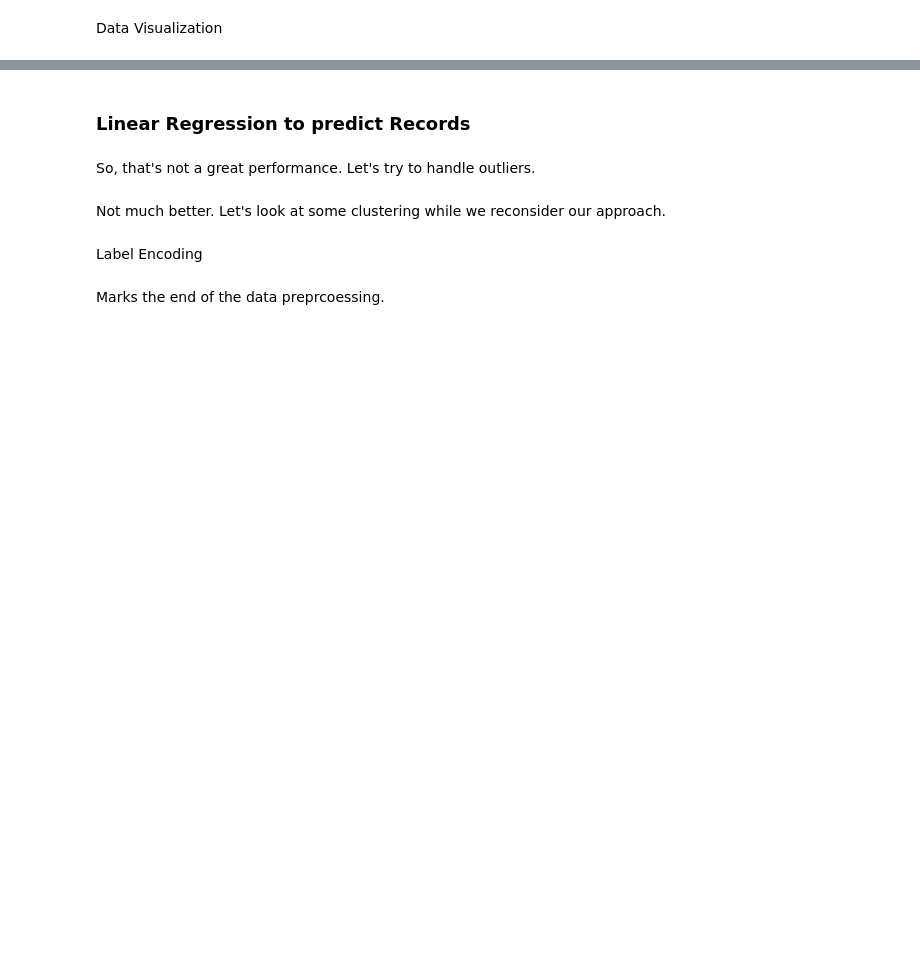
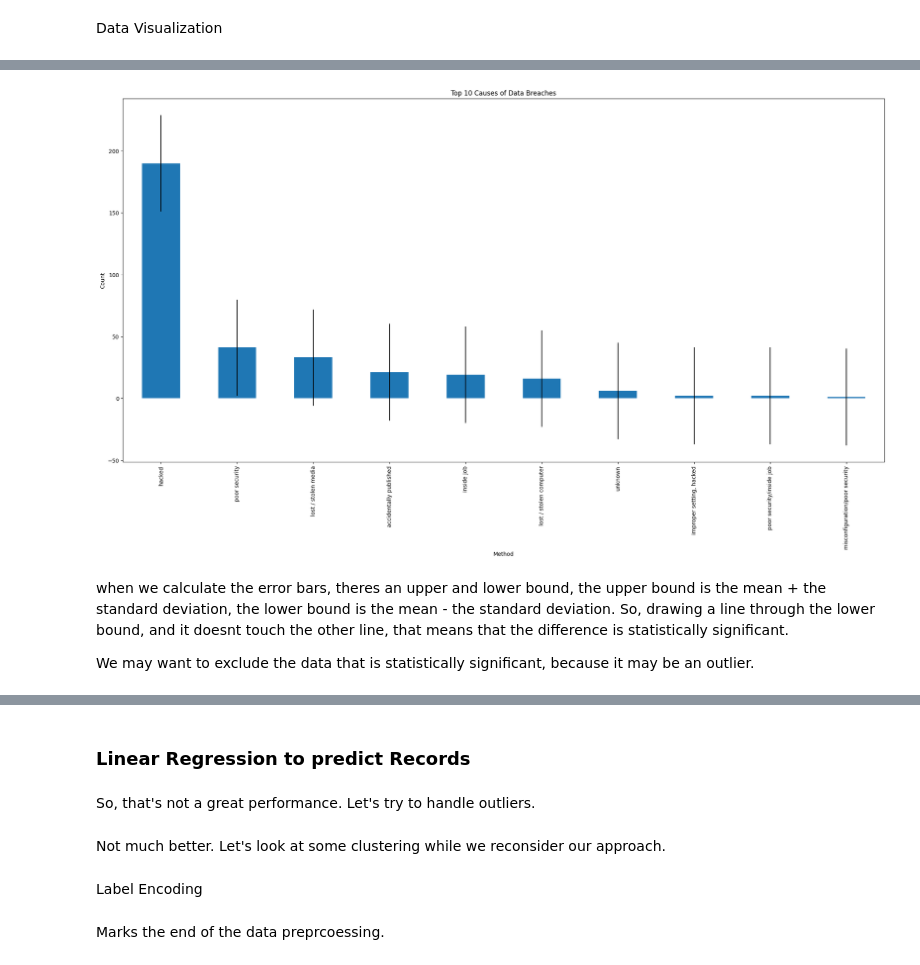
Before and after one commit to DeveloperMindset123/Accenture3A_Project, a Jupyter notebook: Accenture_3A_Georgina.ipynb, the cells around one changed output, grey strips where cells are left out. Cells and saved outputs as stored; diff of their text form; code cells hidden in the pictures; blank space fills up the shorter version.

Commit message:
error bars

```diff
--- a/Accenture_3A_Georgina.ipynb
+++ b/Accenture_3A_Georgina.ipynb
@@ -358,14 +571,22 @@ plt.show()
 # %%
 # Group the data by the method and count the occurrences, then select the top 10 causes
 top_10_causes = df_vis['Method'].value_counts().nlargest(10)
 
 # Create a bar plot for the top 10 causes of data breaches
 top_10_causes.plot(kind='bar', figsize=(25, 12))
 plt.title("Top 10 Causes of Data Breaches")
 plt.xlabel("Cause")
 plt.ylabel("Count")
 plt.xticks(rotation=90)
+top_10_causes.plot(kind='bar', figsize=(25, 12), yerr=df_vis['Method'].value_counts().std())
 plt.show()
+# %% [output]
+[figure, added]
+# %% [markdown]
+when we calculate the error bars, theres an upper and lower bound, the upper bound is the mean + the standard deviation, the lower bound is the mean - the standard deviation.
+So, drawing a line through the lower bound, and it doesnt touch the other line, that means that the difference is statistically significant.
+
+We may want to exclude the data that is statistically significant, because it may be an outlier.
 # %%
 # Grouping the data by year and industry and summing the 'Records' column
 records_by_year_and_industry = df_vis.groupby(['Year', 'Organization type'])['Records'].sum().unstack()
```
Also changed, not shown: parts of 22 cells of this notebook.
